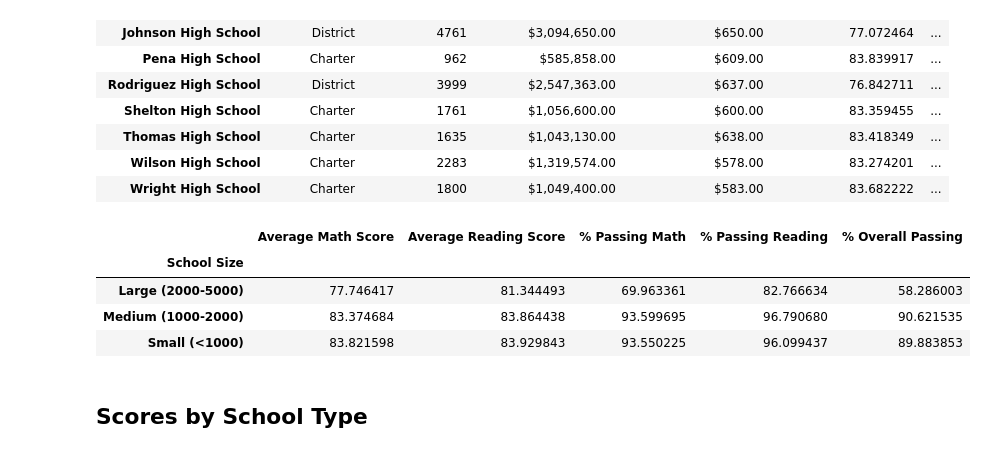
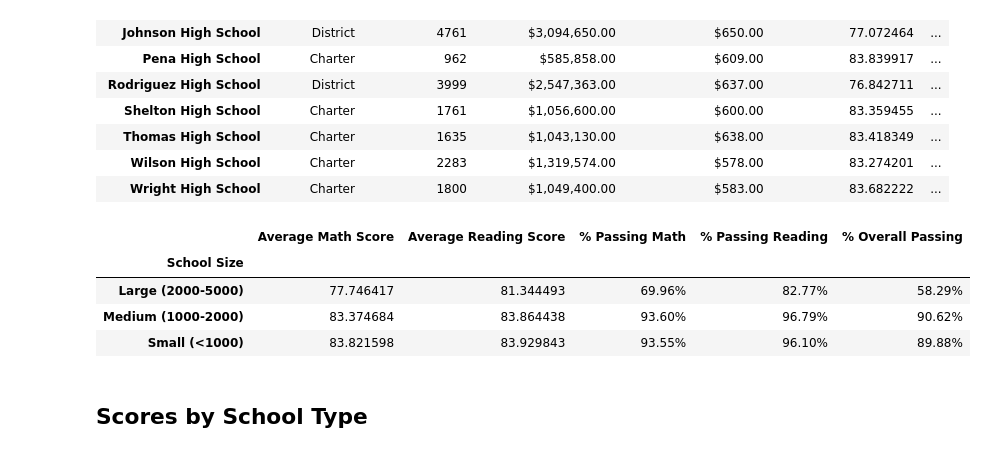
Before and after one commit to mattguy22/pandas-challenge, a Jupyter notebook: Pandas-Challenge_Code/PyCitySchools/PyCitySchools_main_MJG.ipynb, the cells around one changed output. Cells and saved outputs as stored; diff of their text form; code cells hidden in the pictures.

```diff
--- a/Pandas-Challenge_Code/PyCitySchools/PyCitySchools_main_MJG.ipynb
+++ b/Pandas-Challenge_Code/PyCitySchools/PyCitySchools_main_MJG.ipynb
@@ -508,16 +507,26 @@ size_overall_passing = school_size_df.groupby(["School Size"])["% Overall Passin
 # %%
 # Create a DataFrame called `size_summary` that breaks down school performance based on school size (small, medium, or large).
 # Use the scores above to create a new DataFrame called `size_summary`
-size_summary =
+size_summary = pd.DataFrame({
+    "Average Math Score": size_math_scores,
+    "Average Reading Score": size_reading_scores,
+    "% Passing Math": size_passing_math,
+    "% Passing Reading": size_passing_reading,
+    "% Overall Passing": size_overall_passing
+})
+
+size_summary["% Passing Math"] = size_summary["% Passing Math"].map("{:.2f}%".format)
+size_summary["% Passing Reading"] = size_summary["% Passing Reading"].map("{:.2f}%".format)
+size_summary["% Overall Passing"] = size_summary["% Overall Passing"].map("{:.2f}%".format)
 
 # Display results
 size_summary
 # %% [output]
 |  | Average Math Score | Average Reading Score | % Passing Math | % Passing Reading | % Overall Passing |
 | School Size |  |  |  |  |  |
-| Large (2000-5000) | 77.746417 | 81.344493 | 69.963361 | 82.766634 | 58.286003 |
-| Medium (1000-2000) | 83.374684 | 83.864438 | 93.599695 | 96.790680 | 90.621535 |
-| Small (<1000) | 83.821598 | 83.929843 | 93.550225 | 96.099437 | 89.883853 |
+| Large (2000-5000) | 77.746417 | 81.344493 | 69.96% | 82.77% | 58.29% |
+| Medium (1000-2000) | 83.374684 | 83.864438 | 93.60% | 96.79% | 90.62% |
+| Small (<1000) | 83.821598 | 83.929843 | 93.55% | 96.10% | 89.88% |
 # %% [markdown]
 ## Scores by School Type
 # %%
```
Also changed, not shown: parts of 5 cells of this notebook, 1 other file.
